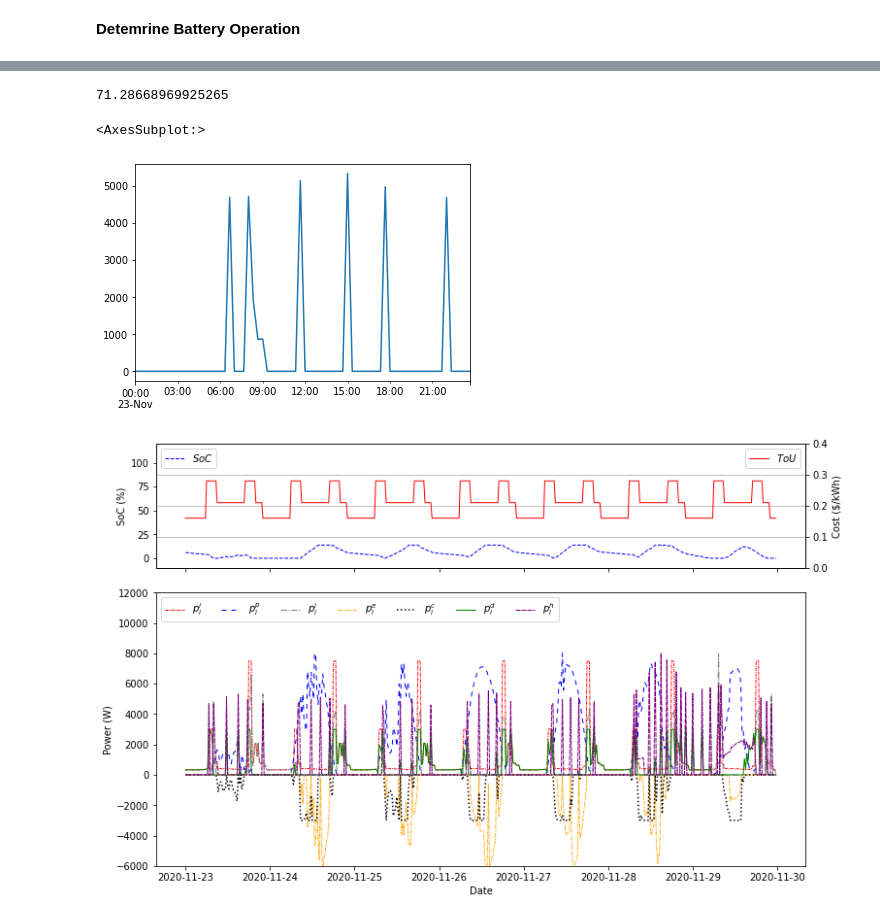
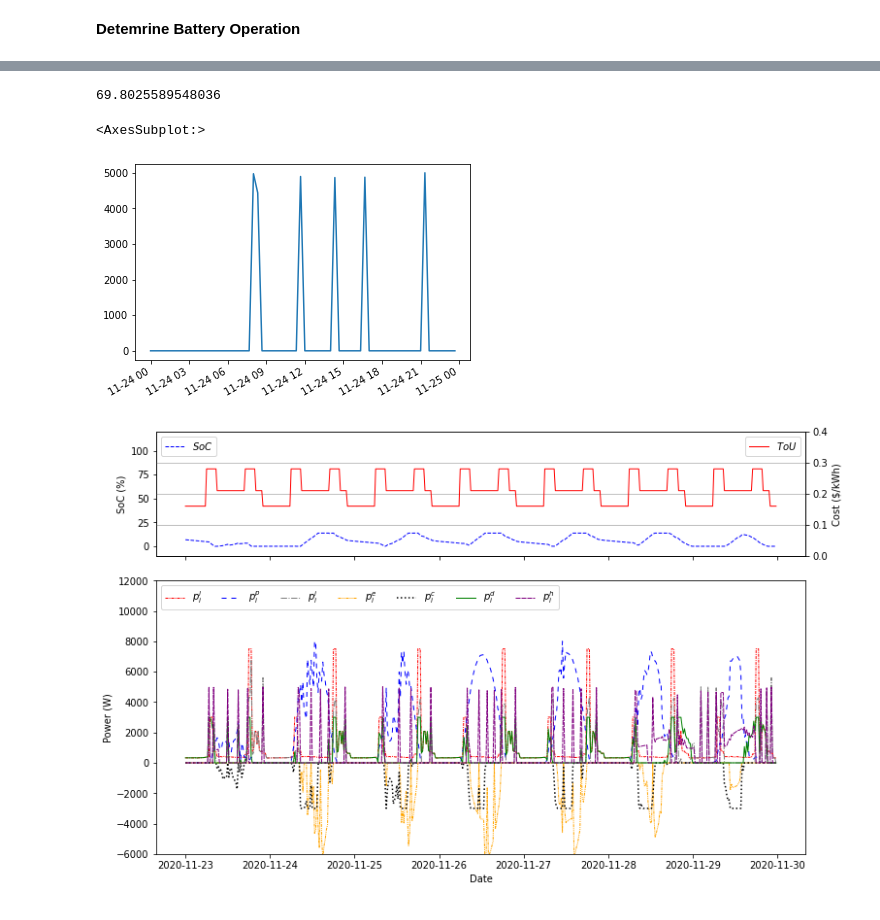
Before and after one commit to brendan-gridsight/ThesisGit, a Jupyter notebook: MPC Simulations/Economic RBC no Optimisation.ipynb, the cells around one changed output, grey strips where cells are left out. Saved outputs shown, nothing was run; the diff lists cells and outputs as text; code cells hidden in the pictures.

```diff
--- a/MPC Simulations/Economic RBC no Optimisation.ipynb
+++ b/MPC Simulations/Economic RBC no Optimisation.ipynb
@@ -133,8 +133,8 @@ for i, idx in enumerate(rbc_data.iloc[1:].index):
 
     if(hp_enable == 1):
         if(rbc_data.iloc[i]['T_i'] >= rbc_data['t_high'].iloc[i]):
-            #rbc_data['phi_h_cool'].iloc[i] = rbc_data['cool_cap'].iloc[i]
-            rbc_data['phi_h_cool'].iloc[i] = -10
+            rbc_data['phi_h_cool'].iloc[i] = rbc_data['cool_cap'].iloc[i]
+            #rbc_data['phi_h_cool'].iloc[i] = -10
 
         elif((m*(rbc_data.iloc[i]['T_i']) + b) > min_cool):
             rbc_data.iloc[i]['phi_h_cool'] = min_cool
@@ -171,7 +186,7 @@ rbc_data['p_dis'] = np.zeros(len(rbc_data.index))
 rbc_data['p_im'] = np.zeros(len(rbc_data.index))
 rbc_data['p_ex'] = np.zeros(len(rbc_data.index))
 rbc_data['soc'] = np.zeros(len(rbc_data.index))
-rbc_data['soc'].iloc[0] = 6
+rbc_data['soc'].iloc[0] = 6.9
 # %%
 rbc_data['soc']
 # %% [output]
@@ -237,12 +252,12 @@ for i,idx in enumerate(rbc_data.index[:-1]):
 # %%
 ((rbc_data['p_im']/1000)*(dt)).sum()
 # %% [output]
-71.28668969925265
+69.8025589548036
 # %%
-rbc_data['p_hvac'].loc['2020-11-23'].plot()
+rbc_data['p_hvac'].loc['2020-11-24'].plot()
 # %% [output]
 <AxesSubplot:>
-[figure, old version]
+[figure, new version]
 # %%
 def plot_thermal(df_results):
     #Plot Results
@@ -406,7 +421,7 @@ def plot_electrical3(df_results, sim):
 # %%
 plot_electrical3(rbc_data, sim='rbc')
 # %% [output]
-[figure, old version]
+[figure, new version]
 # %%
 rbc_data['cost'] = rbc_data['tou']*(rbc_data['p_im']/1000*dt)
 # %%
```
Also changed, not shown: parts of 7 cells of this notebook, 5 other files.
